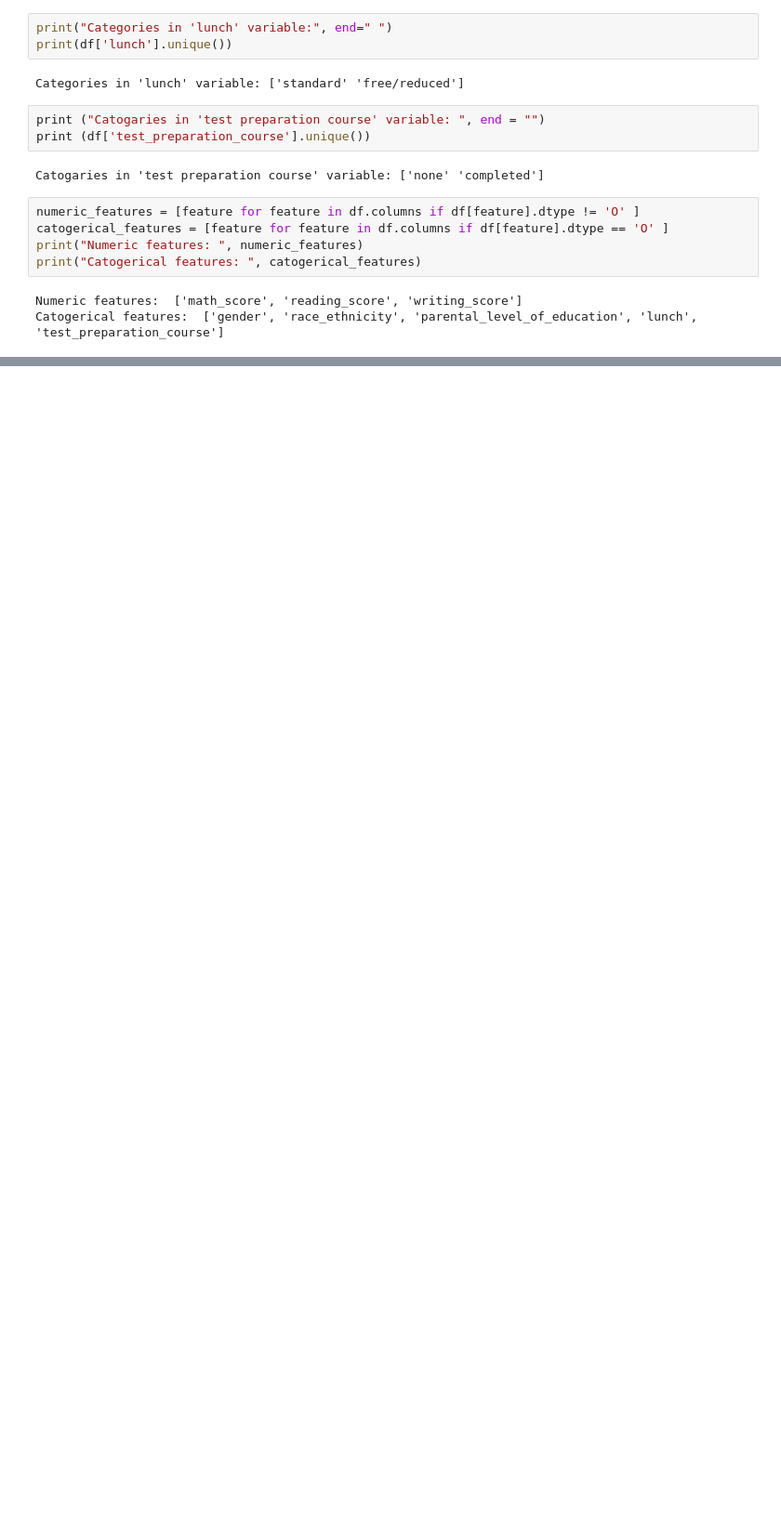
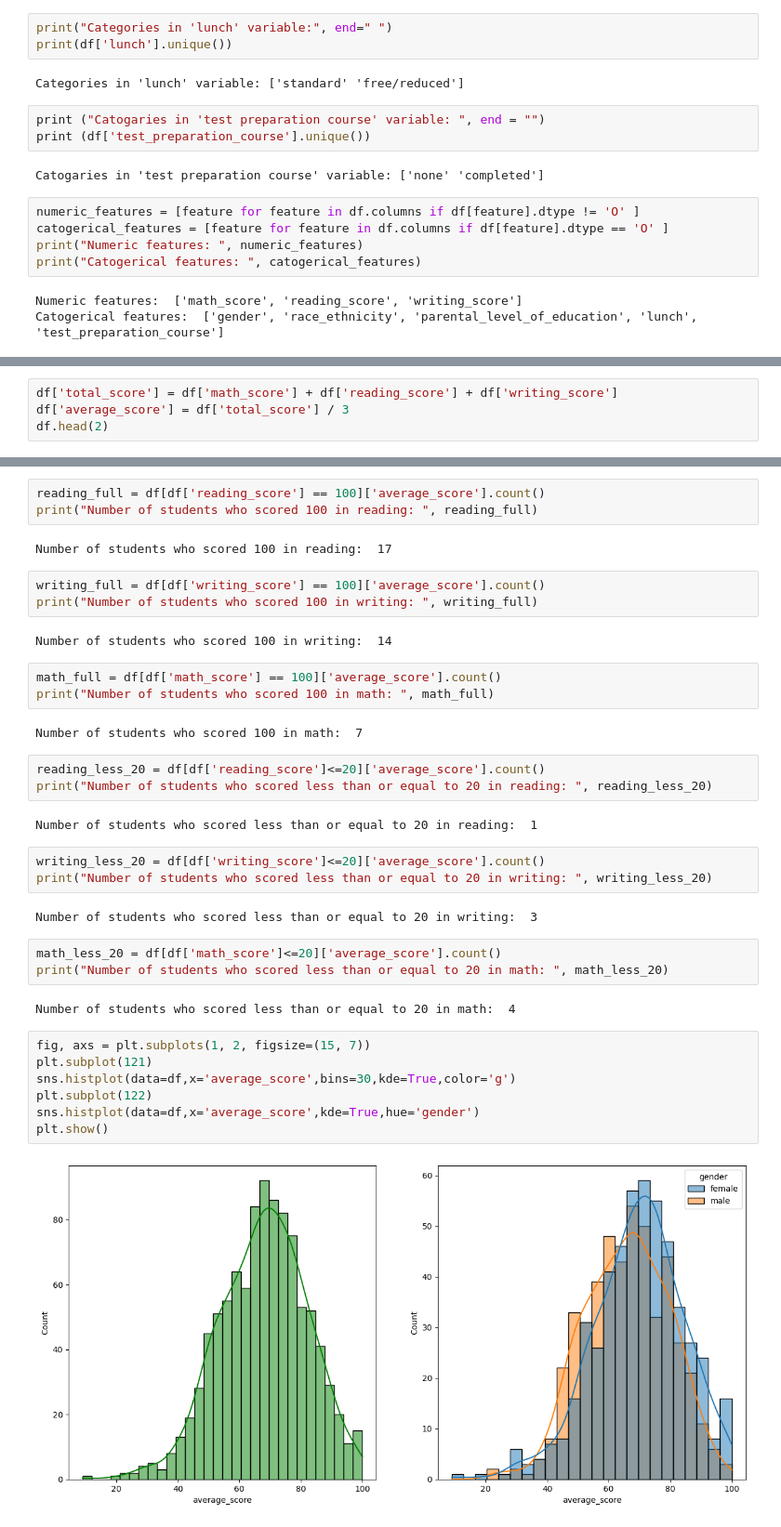
Before and after one commit to ashuwebdevloper/MLprojects, a Jupyter notebook: notebook/data/EDA STUDENTS PERFORMANCE.ipynb, the cells around one changed output, grey strips where cells are left out. Shown at 93% size. Cells and saved outputs as stored; diff of their text form; blank space fills up the shorter version.

```diff
--- a/notebook/data/EDA STUDENTS PERFORMANCE.ipynb
+++ b/notebook/data/EDA STUDENTS PERFORMANCE.ipynb
@@ -114,0 +121,4 @@ Catogerical features:  ['gender', 'race_ethnicity', 'parental_level_of_education
+# %%
+df['total_score'] = df['math_score'] + df['reading_score'] + df['writing_score']
+df['average_score'] = df['total_score'] / 3
+df.head(2)
@@ -114,0 +129,39 @@ Catogerical features:  ['gender', 'race_ethnicity', 'parental_level_of_education
+# %%
+reading_full = df[df['reading_score'] == 100]['average_score'].count()
+print("Number of students who scored 100 in reading: ", reading_full)
+# %% [output]
+Number of students who scored 100 in reading:  17
+# %%
+writing_full = df[df['writing_score'] == 100]['average_score'].count()
+print("Number of students who scored 100 in writing: ", writing_full)
+# %% [output]
+Number of students who scored 100 in writing:  14
+# %%
+math_full = df[df['math_score'] == 100]['average_score'].count()
+print("Number of students who scored 100 in math: ", math_full)
+# %% [output]
+Number of students who scored 100 in math:  7
+# %%
+reading_less_20 = df[df['reading_score']<=20]['average_score'].count()
+print("Number of students who scored less than or equal to 20 in reading: ", reading_less_20)
+# %% [output]
+Number of students who scored less than or equal to 20 in reading:  1
+# %%
+writing_less_20 = df[df['writing_score']<=20]['average_score'].count()
+print("Number of students who scored less than or equal to 20 in writing: ", writing_less_20)
+# %% [output]
+Number of students who scored less than or equal to 20 in writing:  3
+# %%
+math_less_20 = df[df['math_score']<=20]['average_score'].count()
+print("Number of students who scored less than or equal to 20 in math: ", math_less_20)
+# %% [output]
+Number of students who scored less than or equal to 20 in math:  4
+# %%
+fig, axs = plt.subplots(1, 2, figsize=(15, 7))
+plt.subplot(121)
+sns.histplot(data=df,x='average_score',bins=30,kde=True,color='g')
+plt.subplot(122)
+sns.histplot(data=df,x='average_score',kde=True,hue='gender')
+plt.show()
+# %% [output]
+[figure, added]
```
Also changed, not shown: parts of 6 cells of this notebook.
